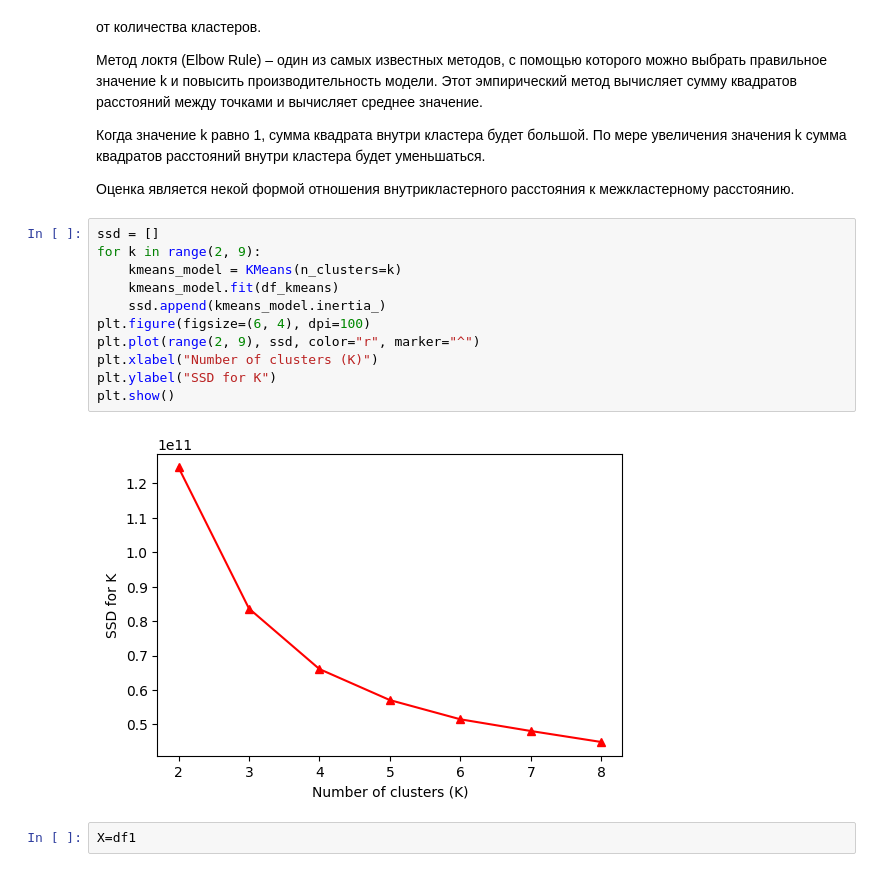
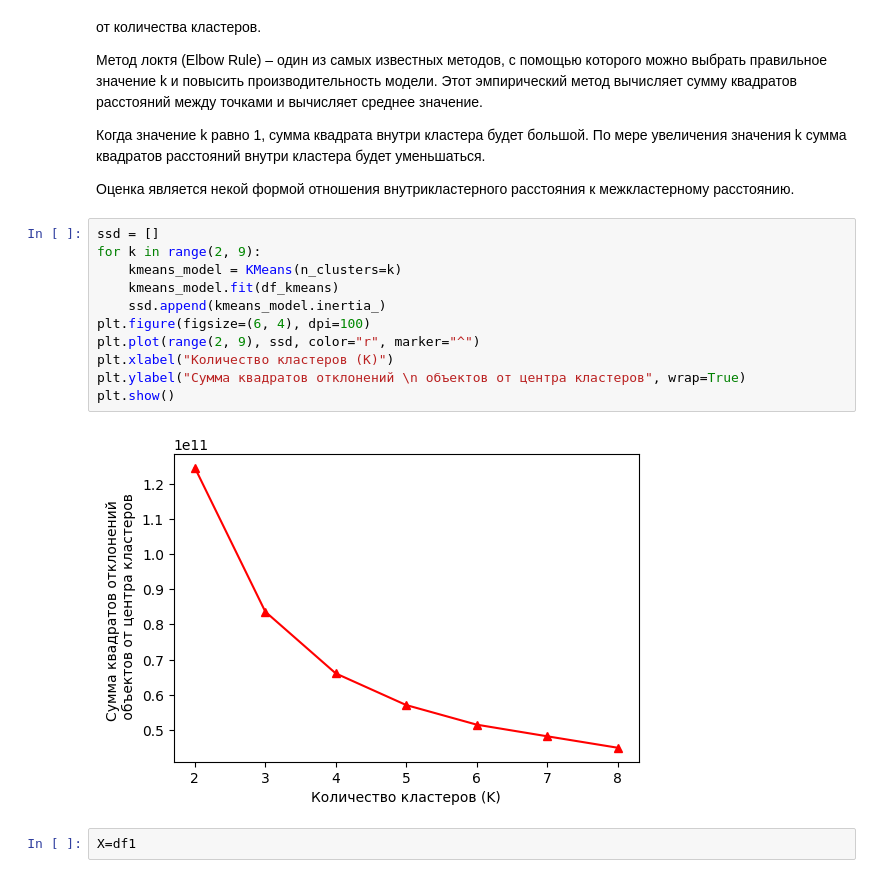
Before and after one commit to vn322/Cod_future, a Jupyter notebook: Метод_k_средних.ipynb, the cells around one changed output. Drawn from its saved outputs; the diff is of its cells as text.

```diff
--- a/Метод_k_средних.ipynb
+++ b/Метод_k_средних.ipynb
@@ -164,16 +164,16 @@ sns.scatterplot(x="blueKills", y="blueDeaths",hue = 'Clusters',  data=df_kmeans,
 # %%
 ssd = []
 for k in range(2, 9):
     kmeans_model = KMeans(n_clusters=k)
     kmeans_model.fit(df_kmeans)
     ssd.append(kmeans_model.inertia_)
 plt.figure(figsize=(6, 4), dpi=100)
 plt.plot(range(2, 9), ssd, color="r", marker="^")
-plt.xlabel("Number of clusters (K)")
-plt.ylabel("SSD for K")
+plt.xlabel("Количество кластеров (K)")
+plt.ylabel("Сумма квадратов отклонений \n объектов от центра кластеров", wrap=True)
 plt.show()
 # %% [output]
-[figure, old version]
+[figure, new version]
 # %%
 X=df1
 # %%
```
Also changed, not shown: parts of 20 cells of this notebook.
